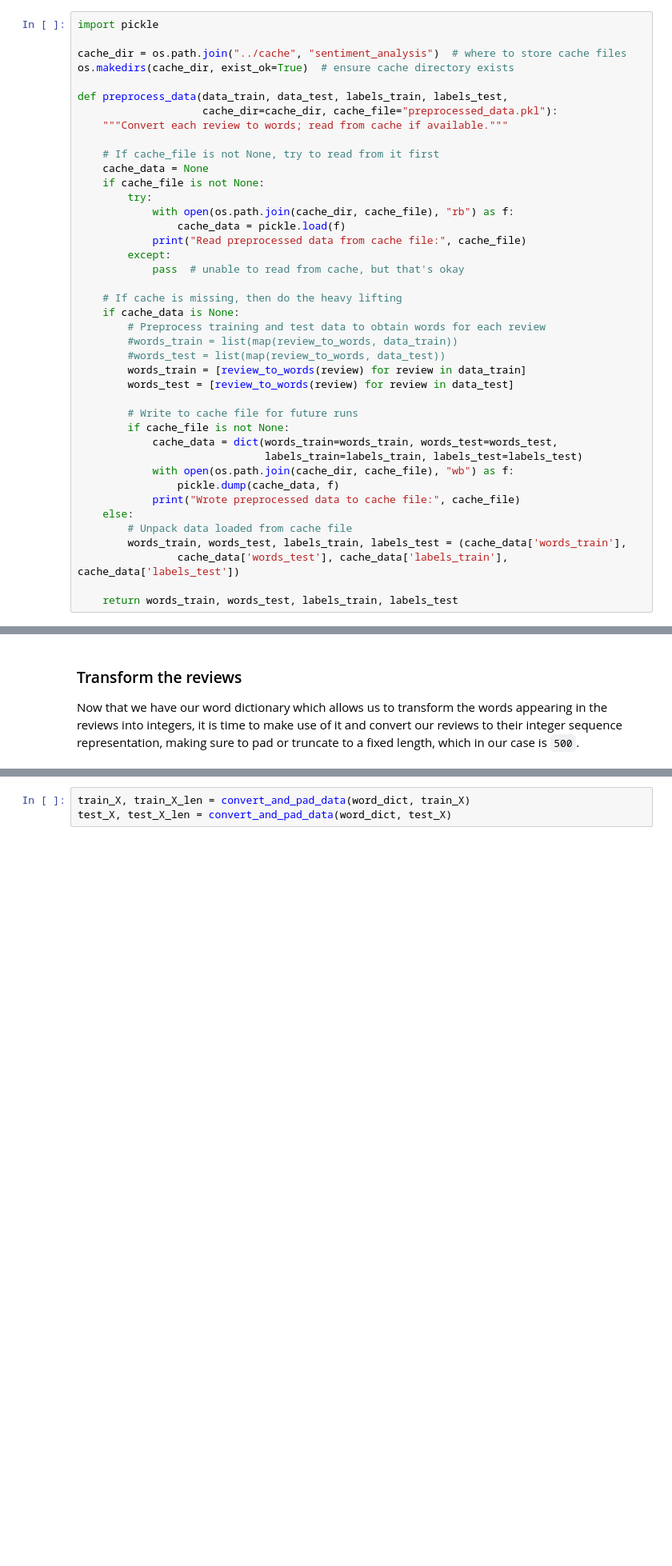
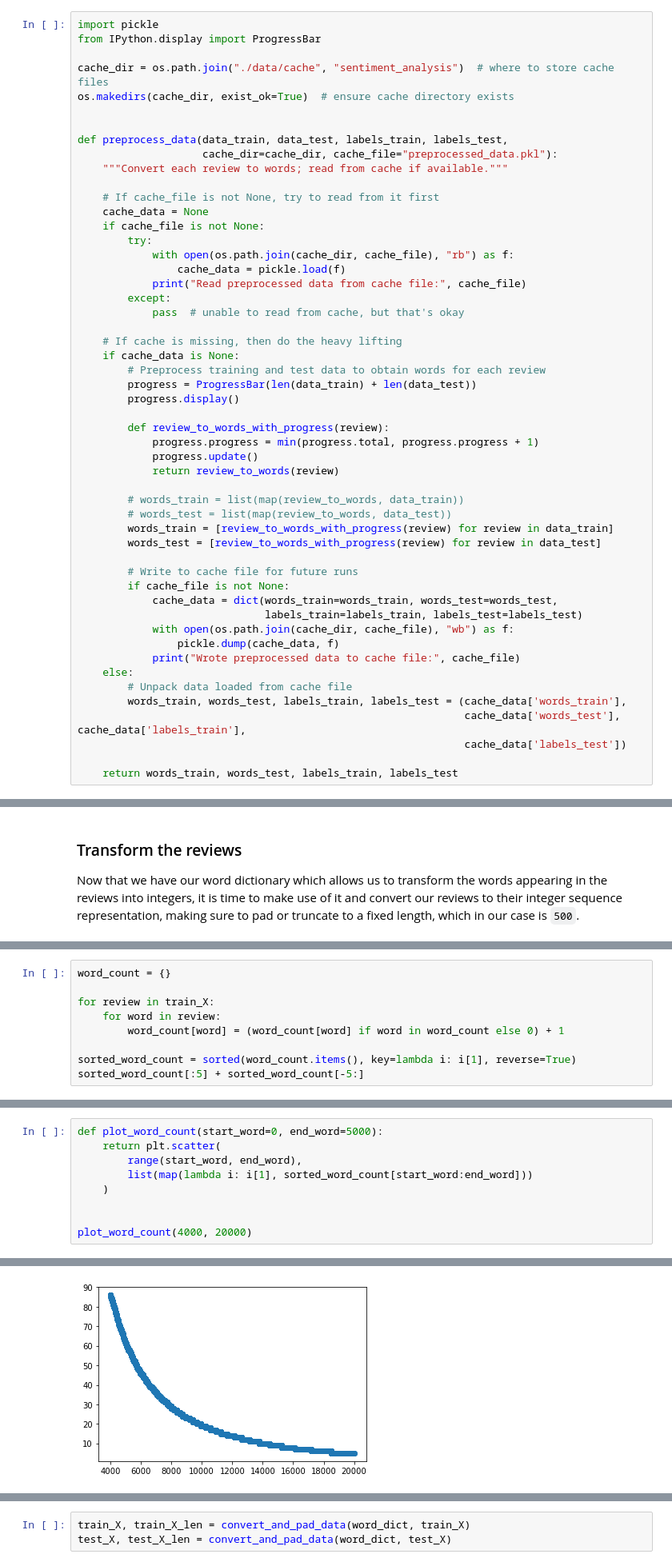
Before and after one commit to IanEdington/learn, a Jupyter notebook: machine-learning/ND009t/P3_deploy_a_sentiment_analysis_model/SageMaker Project.ipynb, the cells around one changed output, grey strips where cells are left out. Shown at 80% size. Saved outputs shown, nothing was run; the diff lists cells and outputs as text; blank space fills up the shorter version.

```diff
--- a/machine-learning/ND009t/P3_deploy_a_sentiment_analysis_model/SageMaker Project.ipynb
+++ b/machine-learning/ND009t/P3_deploy_a_sentiment_analysis_model/SageMaker Project.ipynb
@@ -142,9 +213,11 @@ The `review_to_words` method defined above uses `BeautifulSoup` to remove any ht
 The method below applies the `review_to_words` method to each of the reviews in the training and testing datasets. In addition it caches the results. This is because performing this processing step can take a long time. This way if you are unable to complete the notebook in the current session, you can come back without needing to process the data a second time.
 # %%
 import pickle
+from IPython.display import ProgressBar
 
-cache_dir = os.path.join("../cache", "sentiment_analysis")  # where to store cache files
+cache_dir = os.path.join("./data/cache", "sentiment_analysis")  # where to store cache files
 os.makedirs(cache_dir, exist_ok=True)  # ensure cache directory exists
+
 
 def preprocess_data(data_train, data_test, labels_train, labels_test,
                     cache_dir=cache_dir, cache_file="preprocessed_data.pkl"):
@@ -163,10 +236,18 @@ def preprocess_data(data_train, data_test, labels_train, labels_test,
     # If cache is missing, then do the heavy lifting
     if cache_data is None:
         # Preprocess training and test data to obtain words for each review
-        #words_train = list(map(review_to_words, data_train))
-        #words_test = list(map(review_to_words, data_test))
-        words_train = [review_to_words(review) for review in data_train]
-        words_test = [review_to_words(review) for review in data_test]
+        progress = ProgressBar(len(data_train) + len(data_test))
+        progress.display()
+
+        def review_to_words_with_progress(review):
+            progress.progress = min(progress.total, progress.progress + 1)
+            progress.update()
+            return review_to_words(review)
+
+        # words_train = list(map(review_to_words, data_train))
+        # words_test = list(map(review_to_words, data_test))
+        words_train = [review_to_words_with_progress(review) for review in data_train]
+        words_test = [review_to_words_with_progress(review) for review in data_test]
 
         # Write to cache file for future runs
         if cache_file is not None:
@@ -178,7 +259,8 @@ def preprocess_data(data_train, data_test, labels_train, labels_test,
     else:
         # Unpack data loaded from cache file
         words_train, words_test, labels_train, labels_test = (cache_data['words_train'],
-                cache_data['words_test'], cache_data['labels_train'], cache_data['labels_test'])
+                                                              cache_data['words_test'], cache_data['labels_train'],
+                                                              cache_data['labels_test'])
 
     return words_train, words_test, labels_train, labels_test
 # %%
@@ -242,0 +380,9 @@ Now that we have our word dictionary which allows us to transform the words appe
+# %%
+word_count = {}
+
+for review in train_X:
+    for word in review:
+        word_count[word] = (word_count[word] if word in word_count else 0) + 1
+
+sorted_word_count = sorted(word_count.items(), key=lambda i: i[1], reverse=True)
+sorted_word_count[:5] + sorted_word_count[-5:]
@@ -242,0 +400,10 @@ Now that we have our word dictionary which allows us to transform the words appe
+# %%
+def plot_word_count(start_word=0, end_word=5000):
+    return plt.scatter(
+        range(start_word, end_word),
+        list(map(lambda i: i[1], sorted_word_count[start_word:end_word]))
+    )
+
+
+plot_word_count(4000, 20000)
+# %% [output]
@@ -242,0 +411 @@ Now that we have our word dictionary which allows us to transform the words appe
+[figure, added]
```
Also changed, not shown: parts of 67 cells of this notebook, 7 other files.
